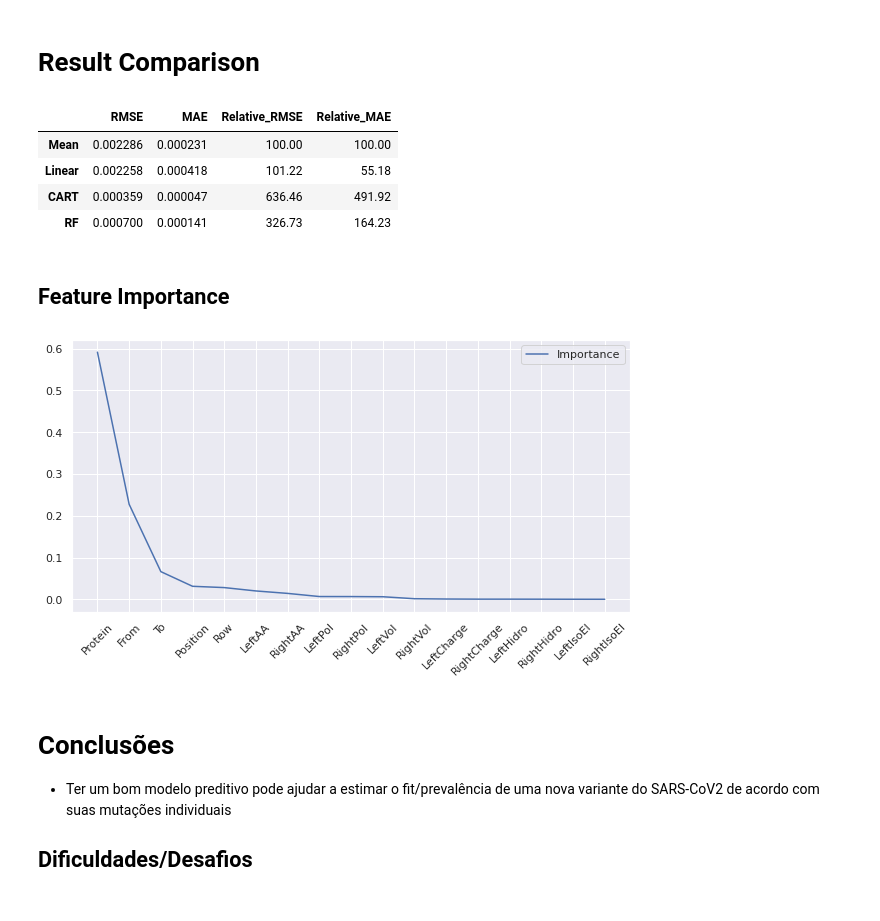
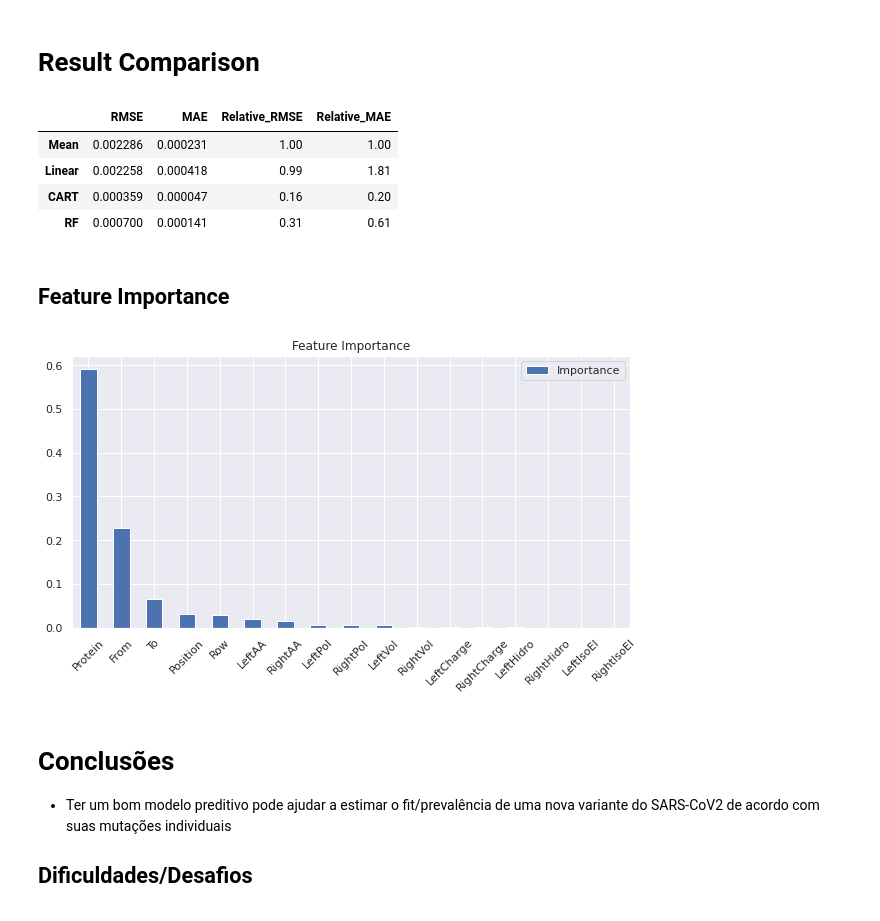
Before and after one commit to ramongduraes/bioinfo_final, a Jupyter notebook: models/Models.ipynb, the cells around one changed output. Drawn from its saved outputs; the diff is of its cells as text; code cells hidden in the pictures.

```diff
--- a/models/Models.ipynb
+++ b/models/Models.ipynb
@@ -249,23 +286,24 @@ rms_list = [rms_mean, rms_linear, rms_cart, rms_rf]
 mae_list = [mae_mean, mae_linear, mae_cart, mae_rf]
 results_df = pd.DataFrame([rms_list, mae_list], index=['RMSE', 'MAE'], columns=['Mean', 'Linear', 'CART', 'RF'])
 results_df = results_df.transpose()
-results_df['Relative_RMSE'] = np.round(100 * rms_mean/rms_list, 2)
-results_df['Relative_MAE'] = np.round(100 * mae_mean/mae_list, 2)
+results_df['Relative_RMSE'] = np.round(rms_list/rms_mean, 2)
+results_df['Relative_MAE'] = np.round(mae_list/mae_mean, 2)
 results_df
 # %% [output]
 |  | RMSE | MAE | Relative_RMSE | Relative_MAE |
-| Mean | 0.002286 | 0.000231 | 100.00 | 100.00 |
-| Linear | 0.002258 | 0.000418 | 101.22 | 55.18 |
-| CART | 0.000359 | 0.000047 | 636.46 | 491.92 |
-| RF | 0.000700 | 0.000141 | 326.73 | 164.23 |
+| Mean | 0.002286 | 0.000231 | 1.00 | 1.00 |
+| Linear | 0.002258 | 0.000418 | 0.99 | 1.81 |
+| CART | 0.000359 | 0.000047 | 0.16 | 0.20 |
+| RF | 0.000700 | 0.000141 | 0.31 | 0.61 |
 # %% [markdown]
 ## Feature Importance
 # %%
 fi_df = pd.DataFrame(tree.feature_importances_, index=df.loc[:,df.columns!='Frequency'].columns, columns=["Importance"])
-fi_df.sort_values(by='Importance', ascending=False).plot(rot=45, figsize=(10,5))
+fi_df.sort_values(by='Importance', ascending=False).plot(kind='bar', rot=45, figsize=(10,5))
 plt.xticks(range(len(fi_df.index)), fi_df.index);
+plt.title("Feature Importance");
 # %% [output]
-[figure, old version]
+[figure, new version]
 # %% [markdown]
 # Conclusões
 
```
Also changed, not shown: parts of 7 cells of this notebook, 3 other files.
